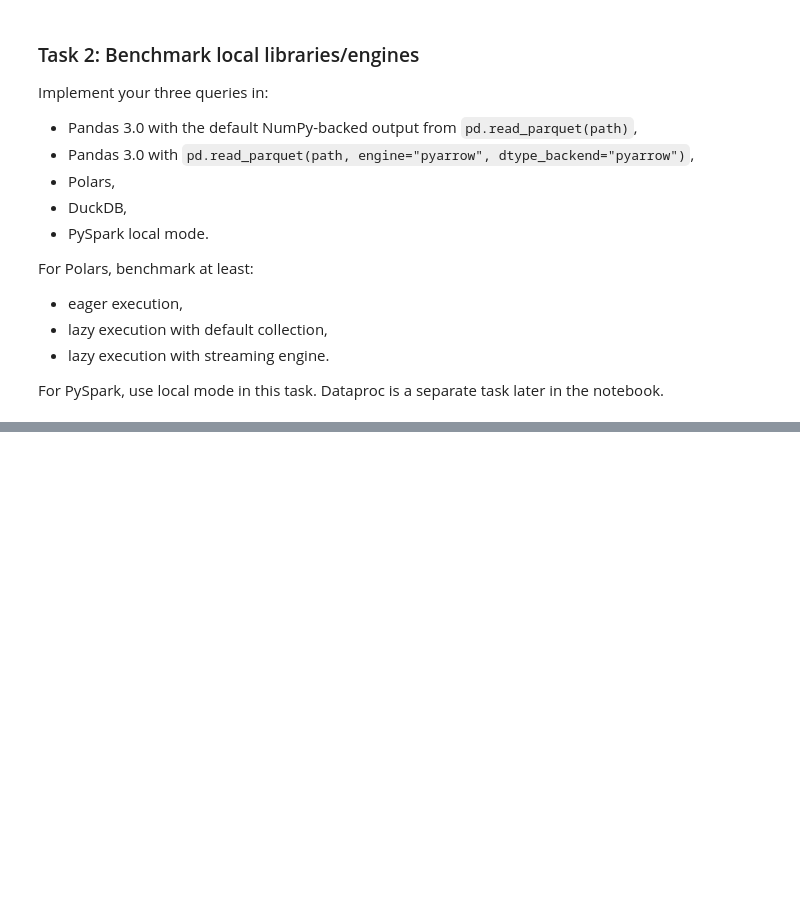
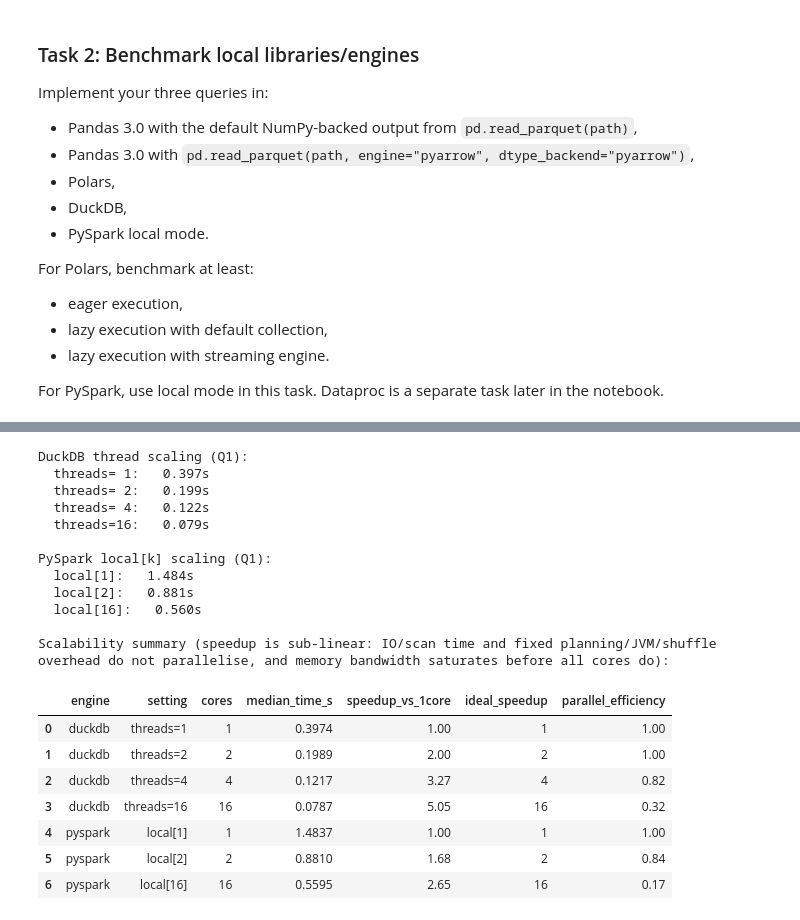
Before and after one commit to k-miel/tbd-workshop-1, a Jupyter notebook: notebooks/tbd_phase_2_26L.ipynb, the cells around one changed output, grey strips where cells are left out. Saved outputs shown, nothing was run; the diff lists cells and outputs as text; code cells hidden in the pictures; blank space fills up the shorter version.

```diff
--- a/notebooks/tbd_phase_2_26L.ipynb
+++ b/notebooks/tbd_phase_2_26L.ipynb
@@ -742,0 +1540,72 @@ display_answer("Final answer 8", FINAL_ANSWER_8)
+# %%
+# Task 4 — thread/core scalability on Q1 (join + aggregation), two engines that parallelise locally.
+#   DuckDB     : SET threads TO k   (same in-process connection)
+#   PySpark    : recreate the session with master local[k]  (master is fixed at session start)
+# Polars: its global thread pool is fixed at process start (POLARS_MAX_THREADS), so changing it
+# needs a fresh process / kernel restart — we note this instead of faking it in-kernel.
+n_cores = psutil.cpu_count(logical=True)
+THREAD_SETTINGS = sorted({1, 2, 4, n_cores})
+
+scalability_results = []
+
+# --- DuckDB thread scaling ---
+print("DuckDB thread scaling (Q1):")
+for k in THREAD_SETTINGS:
+    duck.execute(f"SET threads TO {k}")
+    t, _ = _time_repeats(lambda: duck_q1())
+    scalability_results.append({"engine": "duckdb", "setting": f"threads={k}", "cores": k,
+                                "median_time_s": round(t, 4)})
+    print(f"  threads={k:2d}: {t:7.3f}s")
+duck.execute(f"SET threads TO {n_cores}")  # restore default
+
+# --- PySpark local[k] scaling (recreate the session per setting; end on local[*]) ---
+print("\nPySpark local[k] scaling (Q1):")
+spark_core_settings = sorted({1, 2, n_cores})
+for k in spark_core_settings:
+    spark.stop()
+    spark = build_local_spark(master=f"local[{k}]")
+    spark.sparkContext.setLogLevel("ERROR")
+    t, _ = _time_repeats(lambda: spark_q1(), repeats=2)  # Spark is slow to start; 2 reps
+    scalability_results.append({"engine": "pyspark", "setting": f"local[{k}]", "cores": k,
+                                "median_time_s": round(t, 4)})
+    print(f"  local[{k}]: {t:7.3f}s")
+
+# Speedup vs the 1-core baseline of each engine + ideal (linear) reference.
+scal_df = pd.DataFrame(scalability_results)
+scal_df["speedup_vs_1core"] = scal_df.groupby("engine")["median_time_s"].transform(
+    lambda s: round(s.iloc[0] / s, 2)
+)
+scal_df["ideal_speedup"] = scal_df["cores"]
+scal_df["parallel_efficiency"] = round(scal_df["speedup_vs_1core"] / scal_df["ideal_speedup"], 2)
+print("\nScalability summary (speedup is sub-linear: IO/scan time and fixed planning/JVM/shuffle "
+      "overhead do not parallelise, and memory bandwidth saturates before all cores do):")
+display(scal_df)
+
+# Record in the master results table too.
+for r in scalability_results:
+    row = {c: None for c in BENCHMARK_COLUMNS}
+    row.update(library_engine=r["engine"], mode=r["setting"], query_name="Q1-scale",
+               data_format="parquet", layout="scalability", rows=N_ROWS,
+               median_time_s=r["median_time_s"], notes="thread/core scalability (Task 4)")
+    benchmark_results.append(row)
+# %% [output]
+DuckDB thread scaling (Q1):
+  threads= 1:   0.397s
+  threads= 2:   0.199s
+  threads= 4:   0.122s
+  threads=16:   0.079s
+
+PySpark local[k] scaling (Q1):
+  local[1]:   1.484s
+  local[2]:   0.881s
+  local[16]:   0.560s
+
+Scalability summary (speedup is sub-linear: IO/scan time and fixed planning/JVM/shuffle overhead do not parallelise, and memory bandwidth saturates before all cores do):
+|  | engine | setting | cores | median_time_s | speedup_vs_1core | ideal_speedup | parallel_efficiency |
+| 0 | duckdb | threads=1 | 1 | 0.3974 | 1.00 | 1 | 1.00 |
+| 1 | duckdb | threads=2 | 2 | 0.1989 | 2.00 | 2 | 1.00 |
+| 2 | duckdb | threads=4 | 4 | 0.1217 | 3.27 | 4 | 0.82 |
+| 3 | duckdb | threads=16 | 16 | 0.0787 | 5.05 | 16 | 0.32 |
+| 4 | pyspark | local[1] | 1 | 1.4837 | 1.00 | 1 | 1.00 |
+| 5 | pyspark | local[2] | 2 | 0.8810 | 1.68 | 2 | 0.84 |
+| 6 | pyspark | local[16] | 16 | 0.5595 | 2.65 | 16 | 0.17 |
```
Also changed, not shown: parts of 73 cells of this notebook, 2 other files.
